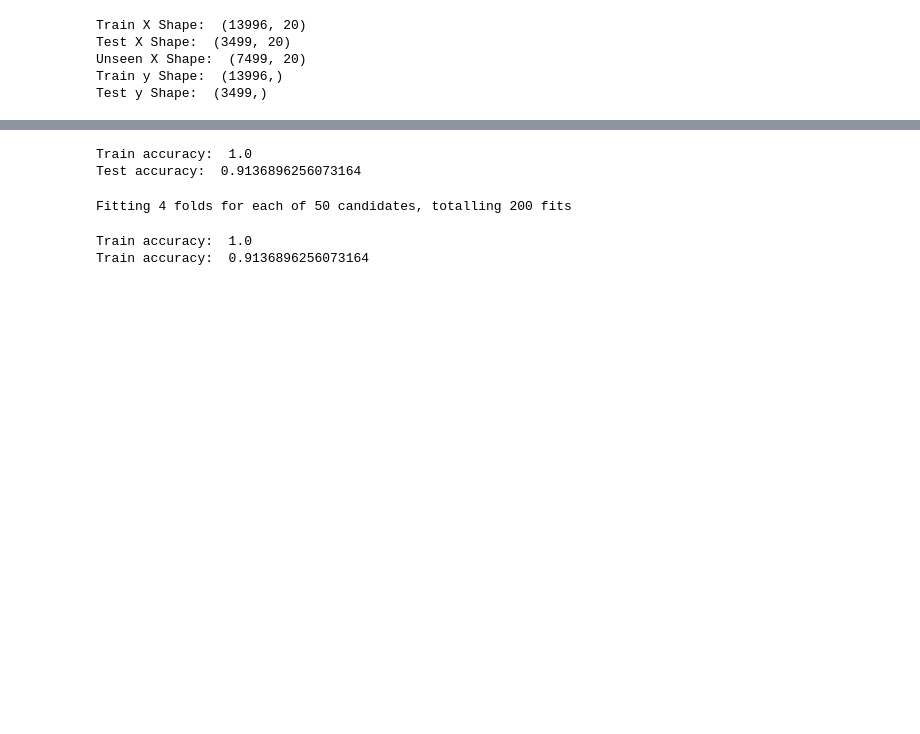
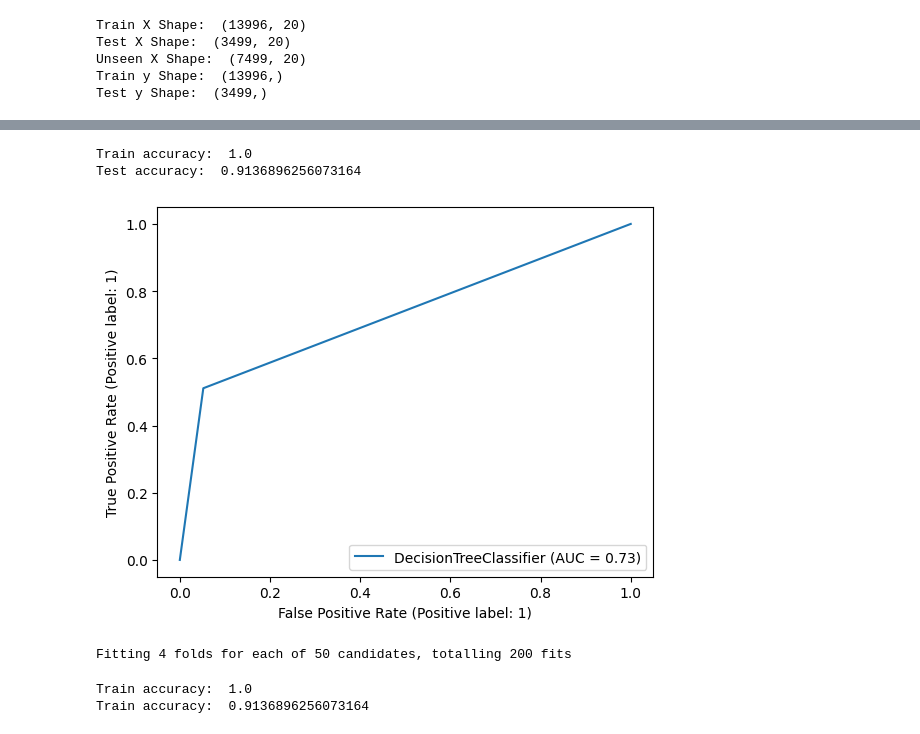
Before and after one commit to mundrapiyush/data-analysis, a Jupyter notebook: case-study/Telecom Churn/telecom-churn-analysis.ipynb, the cells around one changed output, grey strips where cells are left out. Drawn from its saved outputs; the diff is of its cells as text; code cells hidden in the pictures; blank space fills up the shorter version.

```diff
--- a/case-study/Telecom Churn/telecom-churn-analysis.ipynb
+++ b/case-study/Telecom Churn/telecom-churn-analysis.ipynb
@@ -343,13 +354,15 @@ output.to_csv('submission_lr.csv',index=False)
 # %%
 decision_tree_classifier = DecisionTreeClassifier(random_state=42)
 decision_tree_classifier.fit(X_train_scaled, y_train)
 y_train_pred_dtc = decision_tree_classifier.predict(X_train_scaled)
 y_test_pred_dtc = decision_tree_classifier.predict(X_test_scaled)
 print("Train accuracy: ", accuracy_score(y_train, y_train_pred_dtc))
 print("Test accuracy: ", accuracy_score(y_test, y_test_pred_dtc))
+logistic_regression_auc = RocCurveDisplay.from_estimator(decision_tree_classifier, X_test_scaled, y_test)
 # %% [output]
 Train accuracy:  1.0
 Test accuracy:  0.9136896256073164
+[figure, added]
 # %%
 unseen_telecom_dtc_df = unseen_telecom_df.copy()
 unseen_telecom_dtc_id_df = unseen_telecom_dtc_df.pop('id')
```
Also changed, not shown: parts of 39 cells of this notebook, 5 other files.
